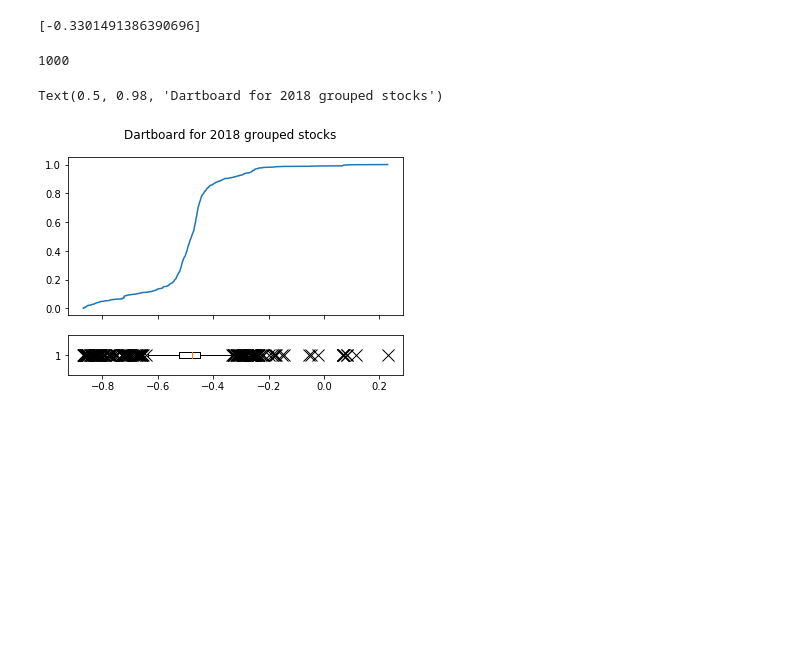
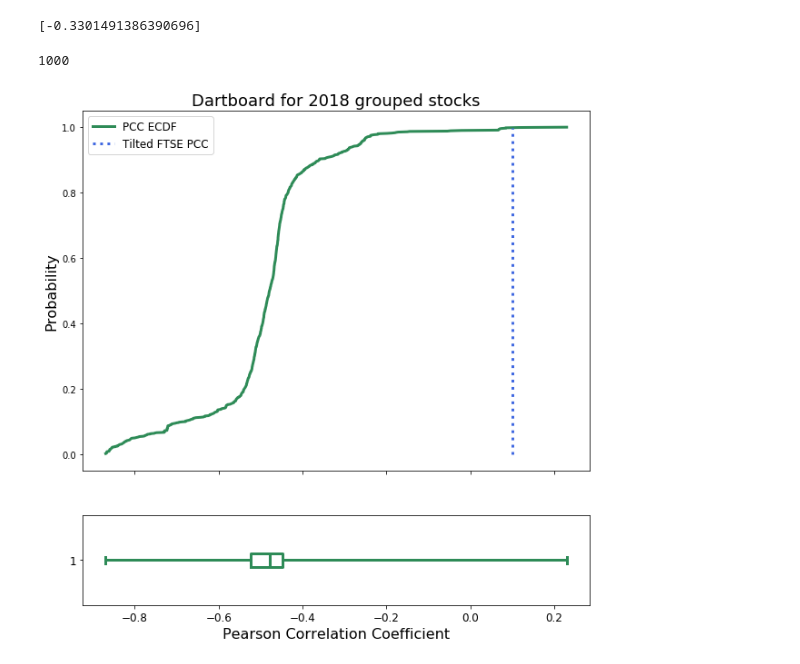
Before and after one commit to wmow/bloombergMDM, a Jupyter notebook: Dartboard.ipynb, the cells around one changed output. Saved outputs shown, nothing was run; the diff lists cells and outputs as text; code cells hidden in the pictures; blank space fills up the shorter version.

```diff
--- a/Dartboard.ipynb
+++ b/Dartboard.ipynb
@@ -336,10 +336,20 @@ dart_2019_grouped=[0.22946616055349123, -0.04674186415637886, -0.059534008942990
 #plt.hist(dart_coef, bins=20, density=True)
 #print(len(dart_2019_grouped))
+pcc_2019_grouped=0.2
 
-ecdf_2019_grouped=statsmodels.distributions.empirical_distribution.ECDF(dart_2019_grouped)
-fig, ax=plt.subplots(2,1,sharex=True,gridspec_kw={'height_ratios': [4, 1]})
-ax[0].plot(ecdf_2019_grouped.x, ecdf_2019_grouped.y)
-flierprops = dict(marker='x', markerfacecolor='k', markersize=12, linestyle='none', markeredgecolor='k')
-ax[1].boxplot(dart_2019_grouped,vert=False,flierprops=flierprops)
-fig.suptitle('Dartboard for 2019 grouped stocks')
+ecdf_2019_grouped=ECDF(dart_2019_grouped)
+fig, ax=plt.subplots(2,1,sharex=True,gridspec_kw={'height_ratios': [4, 1]},figsize=(10,10))
+ax[0].plot(ecdf_2019_grouped.x, ecdf_2019_grouped.y,c='seagreen',label = 'PCC ECDF',linewidth = 3)
+ax[0].plot([pcc_2019_grouped,pcc_2019_grouped],[0,ecdf_2019_grouped(pcc_2019_grouped)],':',c='royalblue',label = 'Tilted FTSE PCC',linewidth = 3)
+#plt.plot([-0.5,0.839],[0.999,0.999],":",c='royalblue')
+ax[0].set_ylabel('Probability',fontsize = 16)
+plt.xlabel('Pearson Correlation Coefficient',fontsize = 16)
+plt.xticks(fontsize = 12)
+plt.yticks(fontsize = 12)
+ax[0].legend(fontsize = 12)
+medianprops = dict(linestyle='-', linewidth=3, color='seagreen')
+bp=ax[1].boxplot(dart_2019_grouped,vert=False,whis='range',medianprops=medianprops,boxprops=medianprops,whiskerprops=medianprops,capprops=medianprops)
+ax[0].set_title('Dartboard for 2019 grouped stocks',fontsize=18)
+plt.savefig('ECDFGroup19.png',dpi=80)
+plt.show()
 # %% [output]
@@ -376,13 +385,22 @@ dart_2018_grouped=[-0.41940859015975307, -0.3265074306160047, -0.510078163971651
 #plt.hist(dart_coef, bins=20, density=True)
 print(len(dart_2018_grouped))
+pcc_2018_grouped=0.1
 
-ecdf_2018_grouped=statsmodels.distributions.empirical_distribution.ECDF(dart_2018_grouped)
-fig, ax=plt.subplots(2,1,sharex=True,gridspec_kw={'height_ratios': [4, 1]})
-ax[0].plot(ecdf_2018_grouped.x, ecdf_2018_grouped.y)
-flierprops = dict(marker='x', markerfacecolor='k', markersize=12, linestyle='none', markeredgecolor='k')
-ax[1].boxplot(dart_2018_grouped,vert=False,flierprops=flierprops)
-fig.suptitle('Dartboard for 2018 grouped stocks')
+ecdf_2018_grouped=ECDF(dart_2018_grouped)
+fig, ax=plt.subplots(2,1,sharex=True,gridspec_kw={'height_ratios': [4, 1]},figsize=(10,10))
+ax[0].plot(ecdf_2018_grouped.x, ecdf_2018_grouped.y,c='seagreen',label = 'PCC ECDF',linewidth = 3)
+ax[0].plot([pcc_2018_grouped,pcc_2018_grouped],[0,ecdf_2018_grouped(pcc_2018_grouped)],':',c='royalblue',label = 'Tilted FTSE PCC',linewidth = 3)
+#plt.plot([-0.5,0.839],[0.999,0.999],":",c='royalblue')
+ax[0].set_ylabel('Probability',fontsize = 16)
+plt.xlabel('Pearson Correlation Coefficient',fontsize = 16)
+plt.xticks(fontsize = 12)
+plt.yticks(fontsize = 12)
+ax[0].legend(fontsize = 12)
+medianprops = dict(linestyle='-', linewidth=3, color='seagreen')
+bp=ax[1].boxplot(dart_2018_grouped,vert=False,whis='range',medianprops=medianprops,boxprops=medianprops,whiskerprops=medianprops,capprops=medianprops)
+ax[0].set_title('Dartboard for 2018 grouped stocks',fontsize=18)
+plt.savefig('ECDFGroup18.png',dpi=80)
+plt.show()
 # %% [output]
 1000
-Text(0.5, 0.98, 'Dartboard for 2018 grouped stocks')
-[figure, old version]
+[figure, new version]
```
Also changed, not shown: parts of 1 cell of this notebook.
